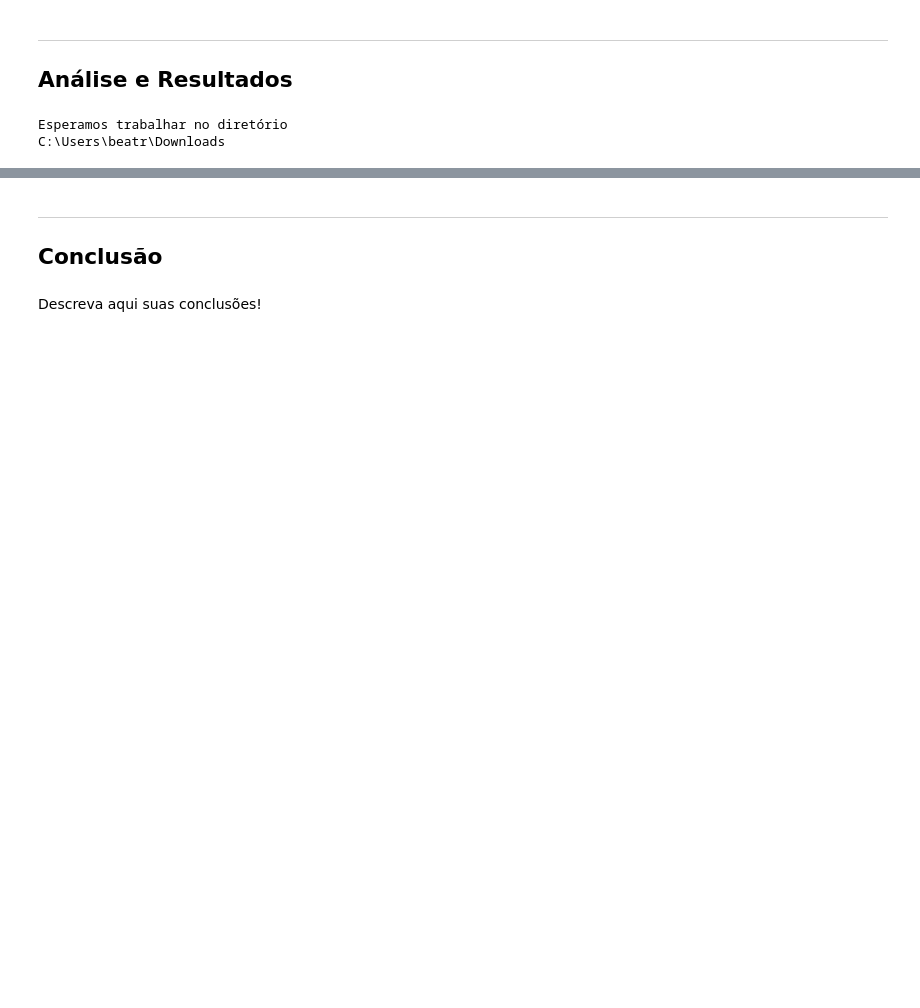
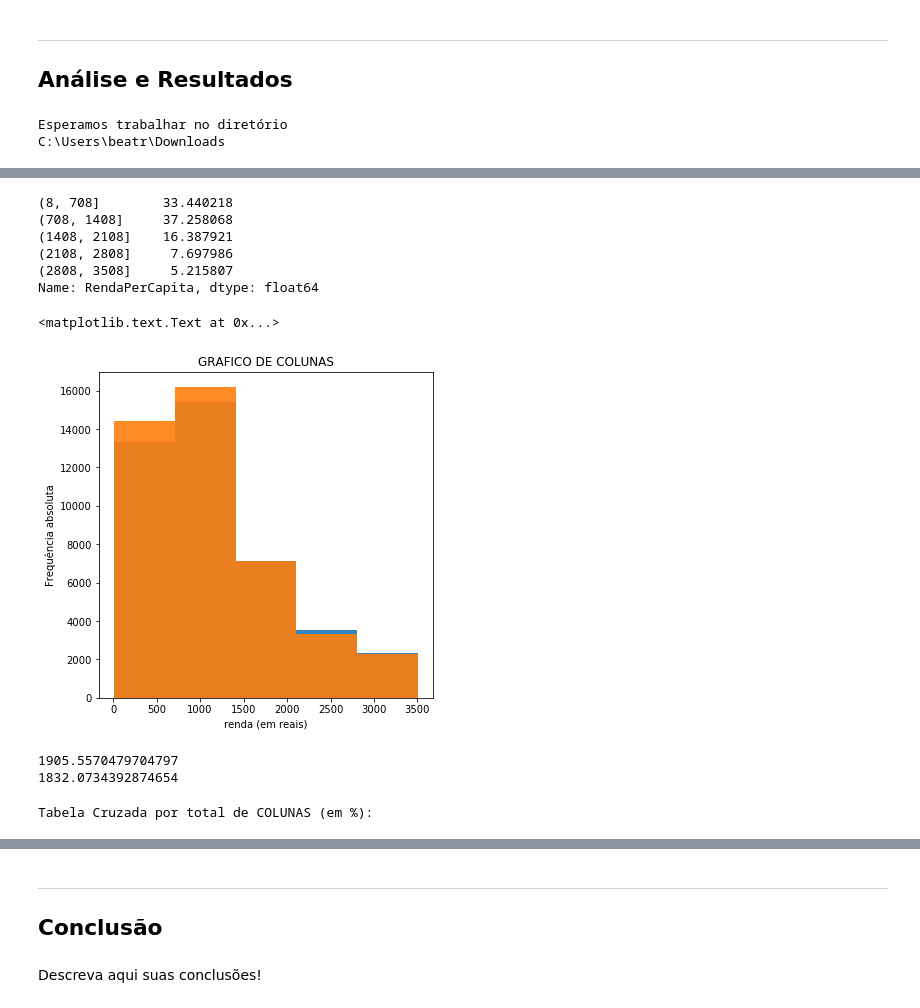
Before and after one commit to AnaBBHenriques/Ciencia_dos_dados, a Jupyter notebook: Projeto1-.ipynb, the cells around one changed output, grey strips where cells are left out. Drawn from its saved outputs; the diff is of its cells as text; code cells hidden in the pictures; blank space fills up the shorter version.

```diff
--- a/Projeto1-.ipynb
+++ b/Projeto1-.ipynb
@@ -122,0 +89,4 @@ ct5.columns = ['Sim', 'Não']
+# %%
+oi0=dados2015.loc[dados2015.contagem,['MicroComputador','Tablet','Telefone','Tv','RendaPerCapita']]
+oi014=dados2014.loc[dados2014.contagem,['MicroComputador','Tablet','Telefone','Tv','RendaPerCapita']]
+oi013=dados2013.loc[dados2013.contagem,['MicroComputador','Tablet','Telefone','Tv','RendaPerCapita']]
@@ -122,0 +133,67 @@ ct5.columns = ['Sim', 'Não']
+# %%
+oi1=oi0.dropna()
+oi2=oi1.loc[(dados2015.RendaPerCapita!=999999999999)&(dados2015.RendaPerCapita!=0)]
+
+oi114=oi014.dropna()
+oi214=oi114.loc[(dados2014.RendaPerCapita!=999999999999)&(dados2014.RendaPerCapita!=0)]
+# %%
+from numpy import arange
+faixa = arange(8,4000,700)
+oi4= pd.cut(oi2.RendaPerCapita, bins=faixa)
+oi4.value_counts(sort=False, normalize=True)*100
+
+
+from numpy import arange
+faixa = arange(8,4000,700)
+oi414=pd.cut(oi214.RendaPerCapita, bins=faixa)
+oi414.value_counts(sort=False, normalize=True)*100
+# %% [output]
+(8, 708]        33.440218
+(708, 1408]     37.258068
+(1408, 2108]    16.387921
+(2108, 2808]     7.697986
+(2808, 3508]     5.215807
+Name: RendaPerCapita, dtype: float64
+# %%
+plot = oi2.RendaPerCapita.plot.hist(bins=faixa,title='GRAFICO DE COLUNAS', figsize=(6, 6), alpha=0.9)
+plt.ylabel('Frequência absoluta')
+plt.xlabel('renda (em reais)')
+
+plot2 = oi214.RendaPerCapita.plot.hist(bins=faixa,title='GRAFICO DE COLUNAS', figsize=(6, 6), alpha=0.9)
+plt.ylabel('Frequência absoluta')
+plt.xlabel('renda (em reais)')
+# %% [output]
+<matplotlib.text.Text at 0x...>
+[figure, added]
+# %%
+print(oi2.RendaPerCapita.mean())
+
+print(oi214.RendaPerCapita.mean())
+# %% [output]
+1905.5570479704797
+1832.0734392874654
+# %%
+print('Tabela Cruzada por total de COLUNAS (em %):')
+
+def percConvert(tab):
+  return (tab/float(tab[-1])*100).round(decimals=0)
+
+
+ct2015tv=pd.crosstab(oi4,oi2.Tv,margins=True,rownames=['Renda'], colnames=['Tv']).apply(percConvert, axis=1)
+
+ct2015tab=pd.crosstab(oi4,oi2.Tablet,margins=True,rownames=['Renda'], colnames=['Tablet']).apply(percConvert, axis=1)
+
+ct2015tel=pd.crosstab(oi4,oi2.Telefone,margins=True,rownames=['Renda'], colnames=['Telefone']).apply(percConvert, axis=1)
+
+ct2015pc=pd.crosstab(oi4,oi2.MicroComputador,margins=True,rownames=['Renda'], colnames=['Microcomputador']).apply(percConvert, axis=1)
+
+
+ct2014pc=pd.crosstab(oi414,oi214.Telefone,margins=True,rownames=['Renda'], colnames=['Telefone']).apply(percConvert, axis=1)
+
+ct2014tab=pd.crosstab(oi414,oi214.Tablet,margins=True,rownames=['Renda'], colnames=['Tablet']).apply(percConvert, axis=1)
+
+ct2014pc=pd.crosstab(oi414,oi214.MicroComputador,margins=True,rownames=['Renda'], colnames=['Microcomputador']).apply(percConvert, axis=1)
+
+ct2014tv=pd.crosstab(oi414,oi214.Tv,margins=True,rownames=['Renda'], colnames=['Tv']).apply(percConvert, axis=1)
+# %% [output]
+Tabela Cruzada por total de COLUNAS (em %):
```
Also changed, not shown: parts of 7 cells of this notebook.
